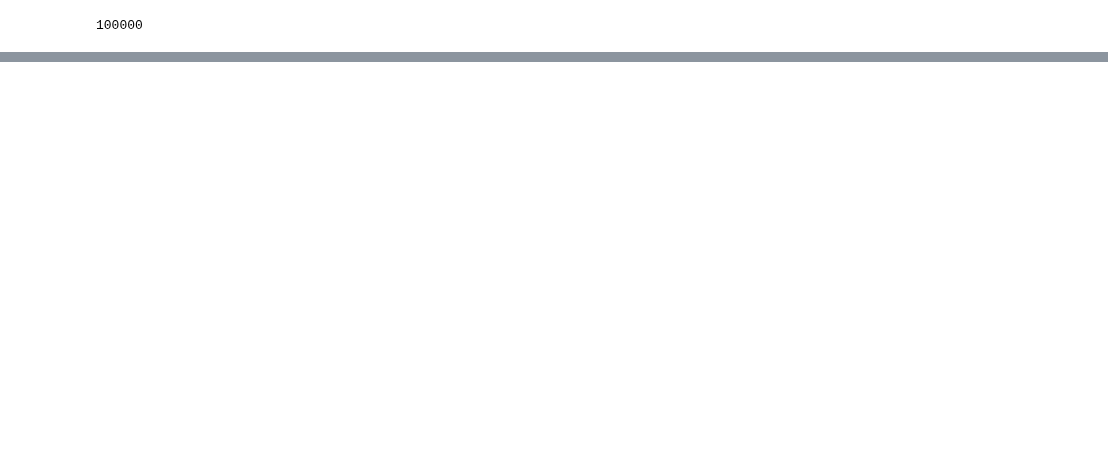
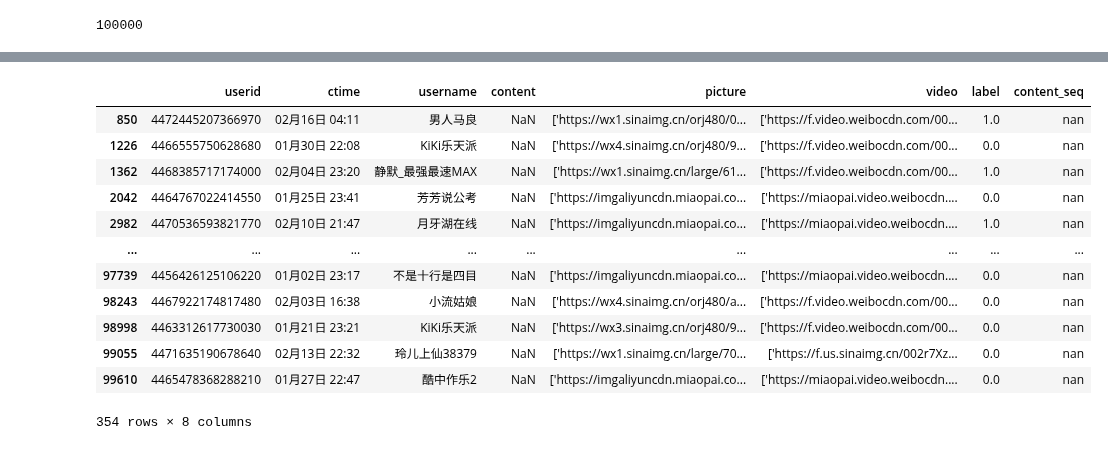
Before and after one commit to OcaenEyes/ML, a Jupyter notebook: AI训练赛/情绪分析/情绪分析.ipynb, the cells around one changed output, grey strips where cells are left out. Drawn from its saved outputs; the diff is of its cells as text; code cells hidden in the pictures; blank space fills up the shorter version.

```diff
--- a/AI训练赛/情绪分析/情绪分析.ipynb
+++ b/AI训练赛/情绪分析/情绪分析.ipynb
@@ -57,5 +34,9 @@ content = [str(a) for a in train['content'].tolist()]
-# %%
-train['content_jieba'] = train['content']
 # %%
-for i,c  in enumerate(content):
-    train['content_jieba'][i] = jieba.lcut(c)
+# content = [str(a) for a in train['content'].tolist()]
+
+# train['content_jieba'] = train['content']
+
+# for i,c  in enumerate(content):
+#     train['content_jieba'][i] = jieba.lcut(c)
+
+# train['content_jieba']
@@ -98,2 +69,2 @@ train['content_seq'] = train['content_copy'].apply(cutword)
 # %%
-train.drop(['content_jieba'],axis=1)
+train_seq = train.drop(['content_copy'],axis=1)
@@ -113,0 +98,18 @@ train.drop(['content_jieba'],axis=1)
+# %%
+train_seq['label'] =pd.to_numeric(train_seq['label'],errors='coerce')
+# %%
+train_seq[train_seq['content'].isna()]
+# %% [output]
+|  | userid | ctime | username | content | picture | video | label | content_seq |
+| 850 | 4472445207366970 | 02月16日 04:11 | 男人马良 | NaN | ['https://wx1.sinaimg.cn/orj480/0... | ['https://f.video.weibocdn.com/00... | 1.0 | nan |
+| 1226 | 4466555750628680 | 01月30日 22:08 | KiKi乐天派 | NaN | ['https://wx4.sinaimg.cn/orj480/9... | ['https://f.video.weibocdn.com/00... | 0.0 | nan |
+| 1362 | 4468385717174000 | 02月04日 23:20 | 静默_最强最速MAX | NaN | ['https://wx1.sinaimg.cn/large/61... | ['https://f.video.weibocdn.com/00... | 1.0 | nan |
+| 2042 | 4464767022414550 | 01月25日 23:41 | 芳芳说公考 | NaN | ['https://imgaliyuncdn.miaopai.co... | ['https://miaopai.video.weibocdn.... | 0.0 | nan |
+| 2982 | 4470536593821770 | 02月10日 21:47 | 月牙湖在线 | NaN | ['https://imgaliyuncdn.miaopai.co... | ['https://miaopai.video.weibocdn.... | 1.0 | nan |
+| ... | ... | ... | ... | ... | ... | ... | ... | ... |
+| 97739 | 4456426125106220 | 01月02日 23:17 | 不是十行是四目 | NaN | ['https://imgaliyuncdn.miaopai.co... | ['https://miaopai.video.weibocdn.... | 0.0 | nan |
+| 98243 | 4467922174817480 | 02月03日 16:38 | 小流姑娘 | NaN | ['https://wx4.sinaimg.cn/orj480/a... | ['https://f.video.weibocdn.com/00... | 0.0 | nan |
+| 98998 | 4463312617730030 | 01月21日 23:21 | KiKi乐天派 | NaN | ['https://wx3.sinaimg.cn/orj480/9... | ['https://f.video.weibocdn.com/00... | 0.0 | nan |
+| 99055 | 4471635190678640 | 02月13日 22:32 | 玲儿上仙38379 | NaN | ['https://wx1.sinaimg.cn/large/70... | ['https://f.us.sinaimg.cn/002r7Xz... | 0.0 | nan |
+| 99610 | 4465478368288210 | 01月27日 22:47 | 酷中作乐2 | NaN | ['https://imgaliyuncdn.miaopai.co... | ['https://miaopai.video.weibocdn.... | 0.0 | nan |
+354 rows × 8 columns
```
Also changed, not shown: parts of 33 cells of this notebook.
